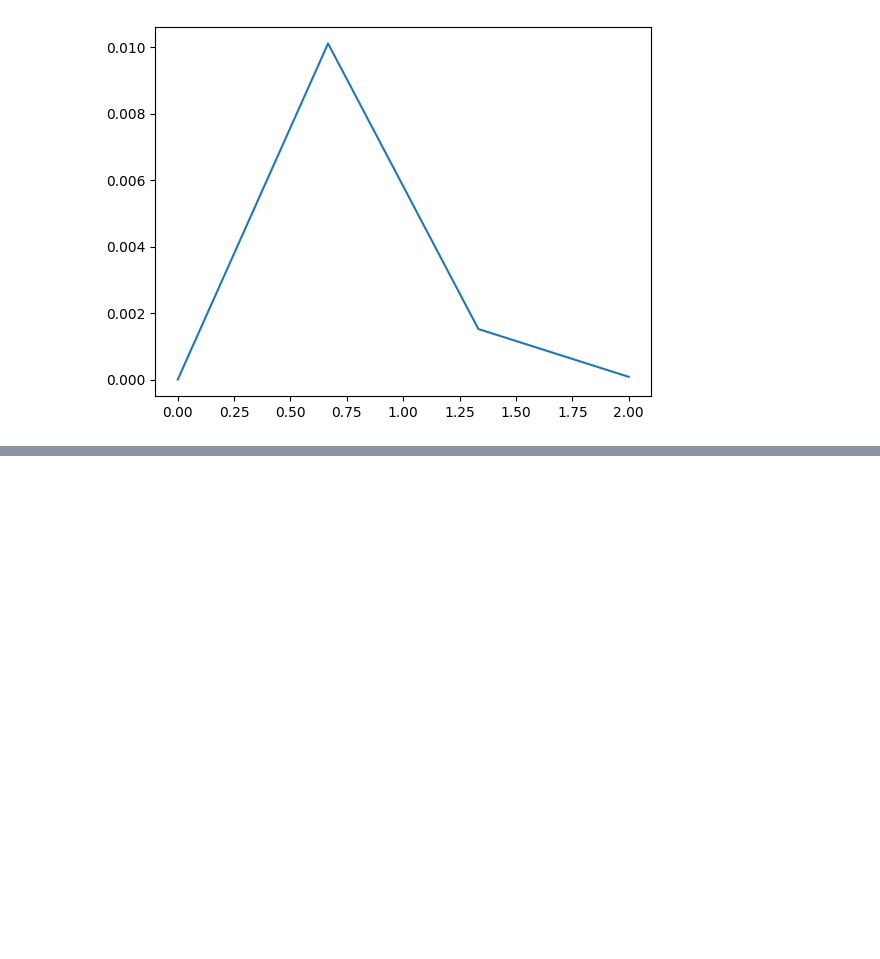
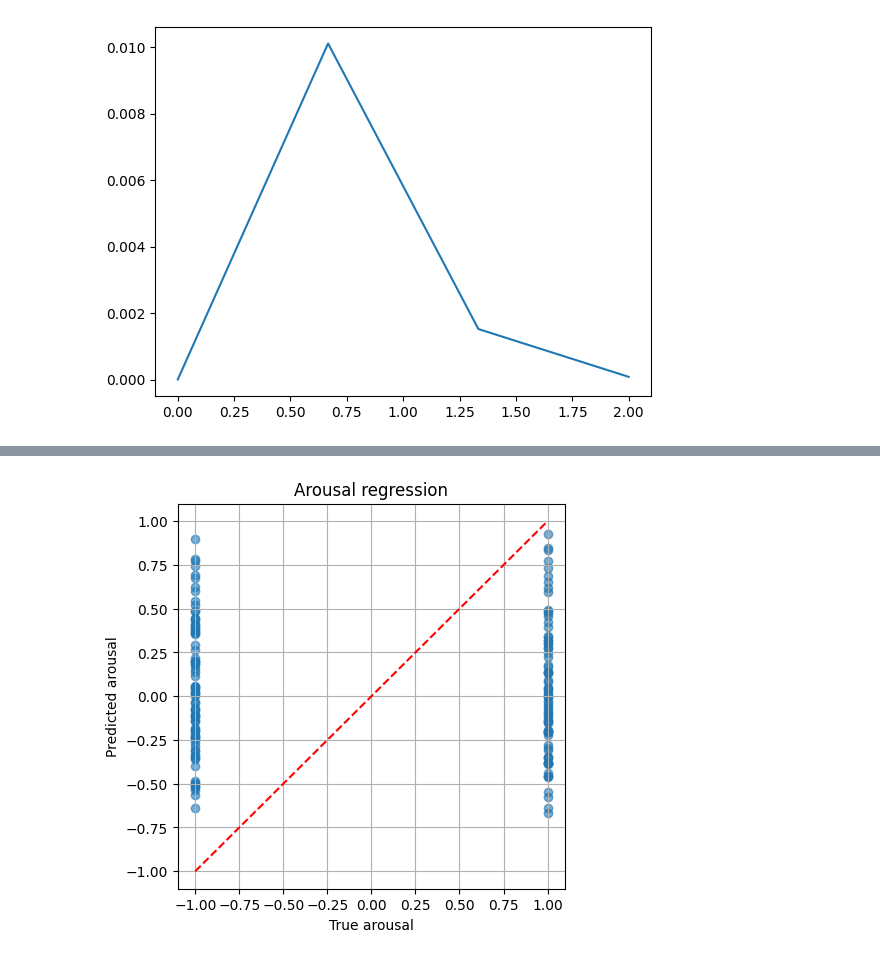
Before and after one commit to MiquelFerreiro/POS, a Jupyter notebook: feature_extraction_regression.ipynb, the cells around one changed output, grey strips where cells are left out. Saved outputs shown, nothing was run; the diff lists cells and outputs as text; code cells hidden in the pictures; blank space fills up the shorter version.

```diff
--- a/feature_extraction_regression.ipynb
+++ b/feature_extraction_regression.ipynb
@@ -297,3 +274,0 @@ None
-# %%
-for idx, bvp in enumerate(BVPs):
-    print(idx, bvp.patient, bvp.path)
@@ -357,0 +355,6 @@ TypeError: list indices must be integers or slices, not str
+# %%
+from sklearn.preprocessing import StandardScaler
+
+scaler = StandardScaler()
+X_train = scaler.fit_transform(X_train)
+X_test  = scaler.transform(X_test)
@@ -357,0 +370,11 @@ TypeError: list indices must be integers or slices, not str
+# %%
+from sklearn.ensemble import RandomForestRegressor
+
+model = RandomForestRegressor(
+    n_estimators=300,
+    max_depth=None,
+    random_state=42,
+    n_jobs=-1
+)
+
+model.fit(X_train, y_train)
@@ -357,0 +383,2 @@ TypeError: list indices must be integers or slices, not str
+# %%
+y_pred = model.predict(X_test)
@@ -357,0 +423,13 @@ TypeError: list indices must be integers or slices, not str
+# %%
+import matplotlib.pyplot as plt
+
+plt.figure(figsize=(5,5))
+plt.scatter(y_test, y_pred, alpha=0.6)
+plt.plot([-1,1], [-1,1], 'r--')
+plt.xlabel("True arousal")
+plt.ylabel("Predicted arousal")
+plt.title("Arousal regression")
+plt.grid(True)
+plt.show()
+# %% [output]
+[figure, added]
```
Also changed, not shown: parts of 20 cells of this notebook, 2 other files.
